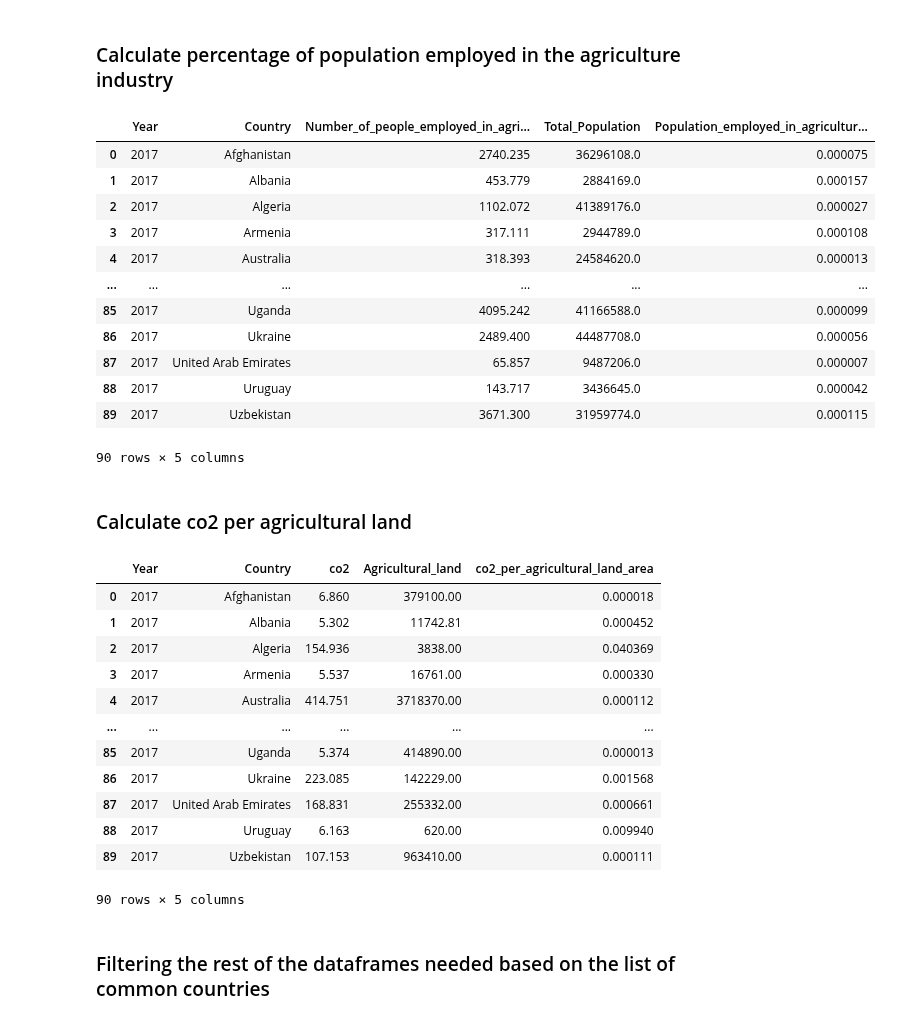
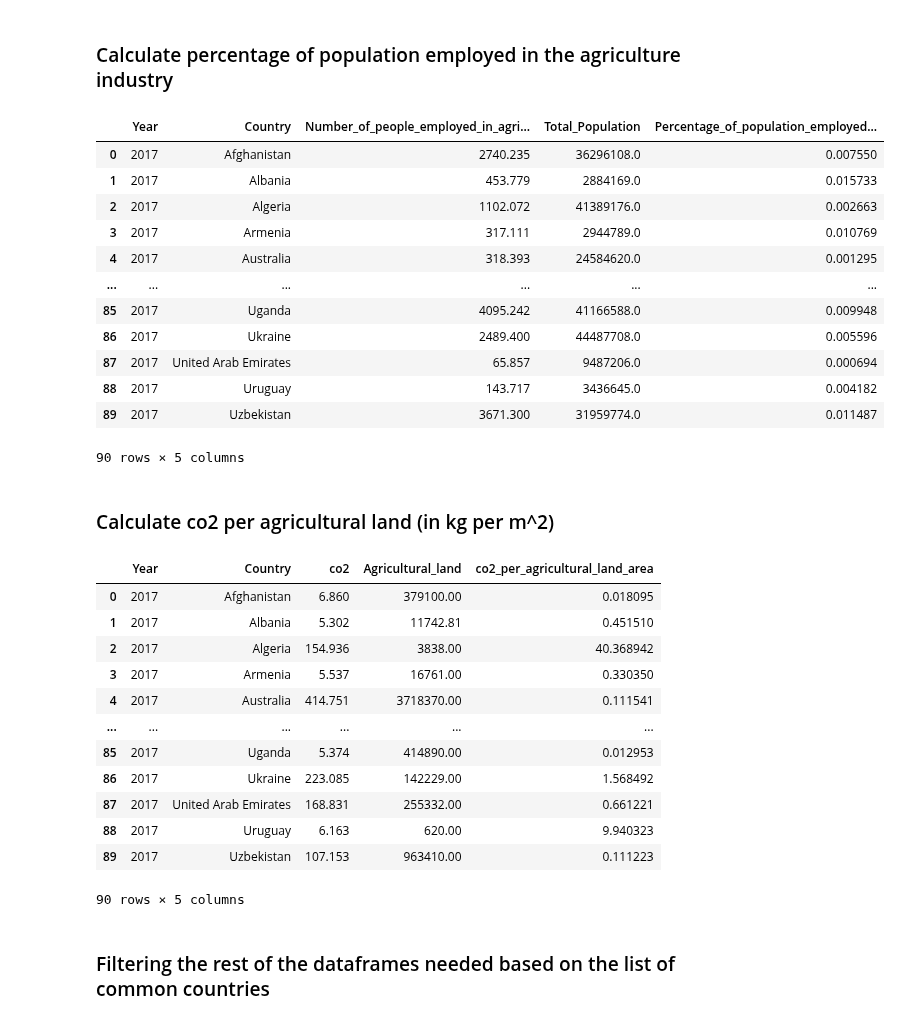
Before and after one commit to tanjoash/2D_data_driven_world, a Jupyter notebook: 2dwork/2D DDW.ipynb, the cells around one changed output. Drawn from its saved outputs; the diff is of its cells as text; code cells hidden in the pictures.

Commit message:
updated naming of columns

```diff
--- a/2dwork/2D DDW.ipynb
+++ b/2dwork/2D DDW.ipynb
@@ -219,7 +219,7 @@ df_eating_disorder = df_eating_disorder[df_eating_disorder["Prevalence - Eating
 df_eating_disorder = df_eating_disorder.rename(columns = {"Entity": "Country", "Prevalence - Eating disorders - Sex: Both - Age: Age-standardized (Percent)":"Prevalence"})
 df2017_eating_disorder = df_eating_disorder[(df_eating_disorder["Year"] == 2017)]
 df2017_eating_disorder = df2017_eating_disorder[["Year", "Country", "Prevalence"]]
-df2017_eating_disorder = df2017_eating_disorder.rename(columns = {"Prevalence": "Prevalence_of_eating_disorder"})
+df2017_eating_disorder = df2017_eating_disorder.rename(columns = {"Prevalence": "Percentage_of_population_with_eating_disorder"})
 df2017_eating_disorder = df2017_eating_disorder.reset_index(drop=True)
 df2017_eating_disorder
 # %% [output]
@@ -247,7 +247,7 @@ df_employment = pd.read_csv("DDW_Employment In Agriculture.csv")
 df_employment = df_employment[df_employment["Value"].notna()]
 df2017_employement = df_employment[(df_employment["Year"] == 2017)]
 df2017_employement = df2017_employement[["Year", "Area", "Value"]]
-df2017_employement = df2017_employement.rename(columns = {"Area": "Country", "Value":"Number_of_people_employed_in_agriculture"})
+df2017_employement = df2017_employement.rename(columns = {"Area": "Country", "Value":"Number_of_people_employed_in_agriculture_forestry_fishery"})
 df2017_employement = df2017_employement.reset_index(drop=True)
 df2017_employement
 # %% [output]
@@ -338,28 +338,28 @@ df2017_agriculture_per_pop
 # %%
 df2017_employement = df2017_employement[df2017_employement["Country"].isin(countries)]
 df2017_population = df2017_population[df2017_population["Country"].isin(countries)]
 
 df2017_percentage_employed = df2017_employement.copy()
 df2017_percentage_employed["Total_Population"] = list(df2017_population["Population"])
-df2017_percentage_employed["Population_employed_in_agriculture_to_total_population"] = (df2017_percentage_employed["Number_of_people_employed_in_agriculture"]/df2017_percentage_employed["Total_Population"])
+df2017_percentage_employed["Percentage_of_population_employed_in_agriculture_foresty_fishery"] = (df2017_percentage_employed["Number_of_people_employed_in_agriculture_forestry_fishery"]/df2017_percentage_employed["Total_Population"])*100
 df2017_percentage_employed = df2017_percentage_employed.reset_index(drop=True)
 df2017_percentage_employed
 # %% [output]
-|  | Year | Country | Number_of_people_employed_in_agri... | Total_Population | Population_employed_in_agricultur... |
-| 0 | 2017 | Afghanistan | 2740.235 | 36296108.0 | 0.000075 |
-| 1 | 2017 | Albania | 453.779 | 2884169.0 | 0.000157 |
-| 2 | 2017 | Algeria | 1102.072 | 41389176.0 | 0.000027 |
-| 3 | 2017 | Armenia | 317.111 | 2944789.0 | 0.000108 |
-| 4 | 2017 | Australia | 318.393 | 24584620.0 | 0.000013 |
+|  | Year | Country | Number_of_people_employed_in_agri... | Total_Population | Percentage_of_population_employed... |
+| 0 | 2017 | Afghanistan | 2740.235 | 36296108.0 | 0.007550 |
+| 1 | 2017 | Albania | 453.779 | 2884169.0 | 0.015733 |
+| 2 | 2017 | Algeria | 1102.072 | 41389176.0 | 0.002663 |
+| 3 | 2017 | Armenia | 317.111 | 2944789.0 | 0.010769 |
+| 4 | 2017 | Australia | 318.393 | 24584620.0 | 0.001295 |
 | ... | ... | ... | ... | ... | ... |
-| 85 | 2017 | Uganda | 4095.242 | 41166588.0 | 0.000099 |
-| 86 | 2017 | Ukraine | 2489.400 | 44487708.0 | 0.000056 |
-| 87 | 2017 | United Arab Emirates | 65.857 | 9487206.0 | 0.000007 |
-| 88 | 2017 | Uruguay | 143.717 | 3436645.0 | 0.000042 |
-| 89 | 2017 | Uzbekistan | 3671.300 | 31959774.0 | 0.000115 |
+| 85 | 2017 | Uganda | 4095.242 | 41166588.0 | 0.009948 |
+| 86 | 2017 | Ukraine | 2489.400 | 44487708.0 | 0.005596 |
+| 87 | 2017 | United Arab Emirates | 65.857 | 9487206.0 | 0.000694 |
+| 88 | 2017 | Uruguay | 143.717 | 3436645.0 | 0.004182 |
+| 89 | 2017 | Uzbekistan | 3671.300 | 31959774.0 | 0.011487 |
 90 rows × 5 columns
 # %% [markdown]
-### Calculate co2 per agricultural land
+### Calculate co2 per agricultural land (in kg per m^2)
 # %%
 df2017_co2 = df2017_co2[df2017_co2["Country"].isin(countries)]
 df2017_agriculture = df2017_agriculture[df2017_agriculture["Country"].isin(countries)]
@@ -367,22 +367,22 @@ df2017_agriculture = df2017_agriculture[df2017_agriculture["Country"].isin(count
 
 df2017_co2_per_land = df2017_co2.copy()
 df2017_co2_per_land["Agricultural_land"] = list(df2017_agriculture["Agriculture_land_area"])
-df2017_co2_per_land["co2_per_agricultural_land_area"] = df2017_co2_per_land["co2"]/df2017_co2_per_land["Agricultural_land"]
+df2017_co2_per_land["co2_per_agricultural_land_area"] = (df2017_co2_per_land["co2"]/df2017_co2_per_land["Agricultural_land"])*1000
 df2017_co2_per_land = df2017_co2_per_land.reset_index(drop=True)
 df2017_co2_per_land
 # %% [output]
 |  | Year | Country | co2 | Agricultural_land | co2_per_agricultural_land_area |
-| 0 | 2017 | Afghanistan | 6.860 | 379100.00 | 0.000018 |
-| 1 | 2017 | Albania | 5.302 | 11742.81 | 0.000452 |
-| 2 | 2017 | Algeria | 154.936 | 3838.00 | 0.040369 |
-| 3 | 2017 | Armenia | 5.537 | 16761.00 | 0.000330 |
-| 4 | 2017 | Australia | 414.751 | 3718370.00 | 0.000112 |
+| 0 | 2017 | Afghanistan | 6.860 | 379100.00 | 0.018095 |
+| 1 | 2017 | Albania | 5.302 | 11742.81 | 0.451510 |
+| 2 | 2017 | Algeria | 154.936 | 3838.00 | 40.368942 |
+| 3 | 2017 | Armenia | 5.537 | 16761.00 | 0.330350 |
+| 4 | 2017 | Australia | 414.751 | 3718370.00 | 0.111541 |
 | ... | ... | ... | ... | ... | ... |
-| 85 | 2017 | Uganda | 5.374 | 414890.00 | 0.000013 |
-| 86 | 2017 | Ukraine | 223.085 | 142229.00 | 0.001568 |
-| 87 | 2017 | United Arab Emirates | 168.831 | 255332.00 | 0.000661 |
-| 88 | 2017 | Uruguay | 6.163 | 620.00 | 0.009940 |
-| 89 | 2017 | Uzbekistan | 107.153 | 963410.00 | 0.000111 |
+| 85 | 2017 | Uganda | 5.374 | 414890.00 | 0.012953 |
+| 86 | 2017 | Ukraine | 223.085 | 142229.00 | 1.568492 |
+| 87 | 2017 | United Arab Emirates | 168.831 | 255332.00 | 0.661221 |
+| 88 | 2017 | Uruguay | 6.163 | 620.00 | 9.940323 |
+| 89 | 2017 | Uzbekistan | 107.153 | 963410.00 | 0.111223 |
 90 rows × 5 columns
 # %% [markdown]
 ### Filtering the rest of the dataframes needed based on the list of common countries
```
Also changed, not shown: parts of 2 cells of this notebook.
